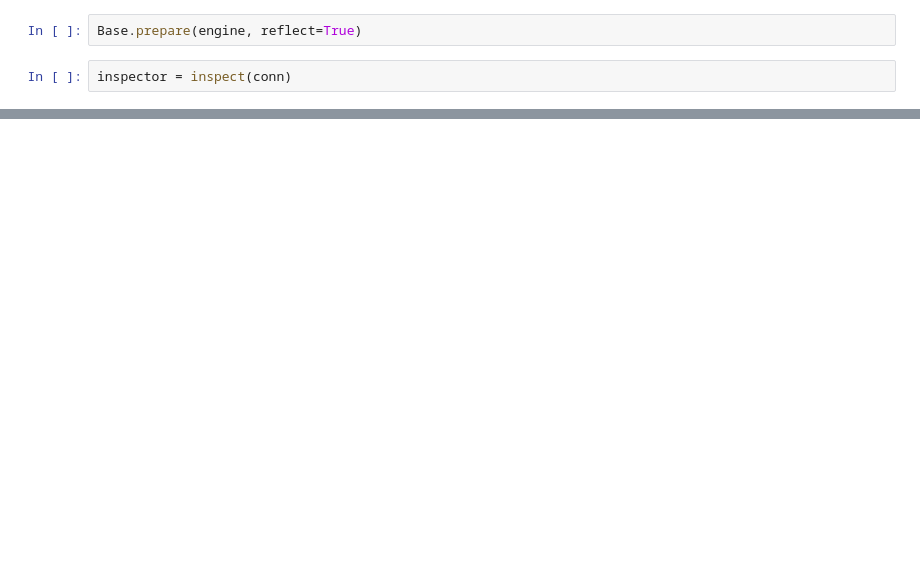
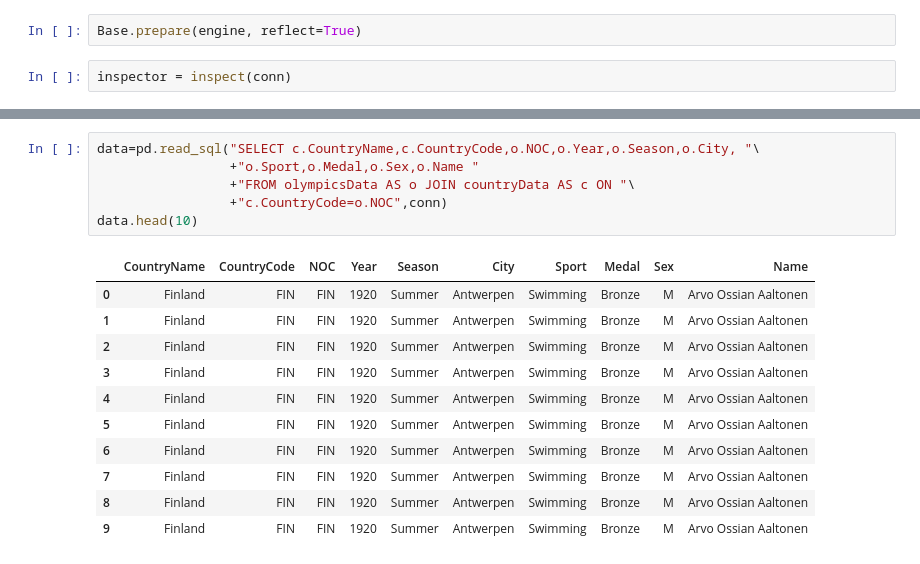
Before and after one commit to julia-claira/Olympic_Analysis, a Jupyter notebook: jupyter/Julia_summer_medal_data.ipynb, the cells around one changed output, grey strips where cells are left out. Cells and saved outputs as stored; diff of their text form; blank space fills up the shorter version.

```diff
--- a/jupyter/Julia_summer_medal_data.ipynb
+++ b/jupyter/Julia_summer_medal_data.ipynb
@@ -159,0 +177,18 @@ data.groupby(["Team","Year","City"]).count()
+# %%
+data=pd.read_sql("SELECT c.CountryName,c.CountryCode,o.NOC,o.Year,o.Season,o.City, "\
+                 +"o.Sport,o.Medal,o.Sex,o.Name "
+                 +"FROM olympicsData AS o JOIN countryData AS c ON "\
+                 +"c.CountryCode=o.NOC",conn)
+data.head(10)
+# %% [output]
+|  | CountryName | CountryCode | NOC | Year | Season | City | Sport | Medal | Sex | Name |
+| 0 | Finland | FIN | FIN | 1920 | Summer | Antwerpen | Swimming | Bronze | M | Arvo Ossian Aaltonen |
+| 1 | Finland | FIN | FIN | 1920 | Summer | Antwerpen | Swimming | Bronze | M | Arvo Ossian Aaltonen |
+| 2 | Finland | FIN | FIN | 1920 | Summer | Antwerpen | Swimming | Bronze | M | Arvo Ossian Aaltonen |
+| 3 | Finland | FIN | FIN | 1920 | Summer | Antwerpen | Swimming | Bronze | M | Arvo Ossian Aaltonen |
+| 4 | Finland | FIN | FIN | 1920 | Summer | Antwerpen | Swimming | Bronze | M | Arvo Ossian Aaltonen |
+| 5 | Finland | FIN | FIN | 1920 | Summer | Antwerpen | Swimming | Bronze | M | Arvo Ossian Aaltonen |
+| 6 | Finland | FIN | FIN | 1920 | Summer | Antwerpen | Swimming | Bronze | M | Arvo Ossian Aaltonen |
+| 7 | Finland | FIN | FIN | 1920 | Summer | Antwerpen | Swimming | Bronze | M | Arvo Ossian Aaltonen |
+| 8 | Finland | FIN | FIN | 1920 | Summer | Antwerpen | Swimming | Bronze | M | Arvo Ossian Aaltonen |
+| 9 | Finland | FIN | FIN | 1920 | Summer | Antwerpen | Swimming | Bronze | M | Arvo Ossian Aaltonen |
```
Also changed, not shown: parts of 12 cells of this notebook, 1 other file.
